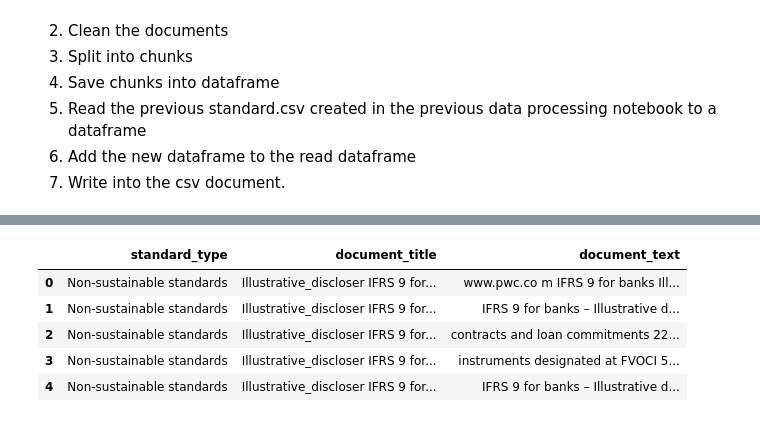
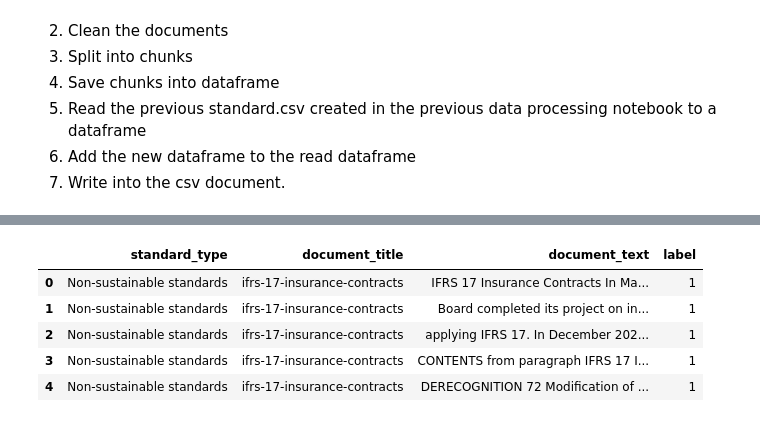
Before and after one commit to Pelumioluwa/Sustainable_Finance_Analyzer, a Jupyter notebook: Data_Processing/NextDataProcessing.ipynb, the cells around one changed output, grey strips where cells are left out. Drawn from its saved outputs; the diff is of its cells as text; code cells hidden in the pictures.

```diff
--- a/Data_Processing/NextDataProcessing.ipynb
+++ b/Data_Processing/NextDataProcessing.ipynb
@@ -21,7 +21,7 @@ csv_directory = '/Users/pelumioluwaabiola/Downloads/Researchwork/CSVfiles/standa
 # %%
 #read pdf file
 framework = []
-document_name = '/Illustrative_discloser_IFRS_9_for_Banks.pdf'
+document_name = '/ifrs-17-insurance-contracts.pdf'
 reader = PdfReader(pdf_directory + document_name)
 number_of_pages = len(reader.pages)
 page = reader.pages[2]
@@ -190,27 +190,30 @@ df.tail() #view last 5 rows
 # %%
 
 #convert the standard name, standard title and page contents to a dataframe
 standard_name = ['Non-sustainable standards']
-document_title = ['Illustrative_discloser IFRS 9 for Banks']
+document_title = ['ifrs-17-insurance-contracts']
+label = [1]
 
 # Repeat standard_name and document_title to match the length of page_contents
 standard_name = standard_name * len(page_contents)
 document_title = document_title * len(page_contents)
+label = label * len(page_contents)
 
 df2 = pd.DataFrame({
     'standard_type': standard_name,
     'document_title': document_title,
-    'document_text': page_contents
+    'document_text': page_contents,
+    'label': label
 })
 
 df2.head()
 # %% [output]
-|  | standard_type | document_title | document_text |
-| 0 | Non-sustainable standards | Illustrative_discloser IFRS 9 for... | www.pwc.co m IFRS 9 for banks Ill... |
-| 1 | Non-sustainable standards | Illustrative_discloser IFRS 9 for... | IFRS 9 for banks – Illustrative d... |
-| 2 | Non-sustainable standards | Illustrative_discloser IFRS 9 for... | contracts and loan commitments 22... |
-| 3 | Non-sustainable standards | Illustrative_discloser IFRS 9 for... | instruments designated at FVOCI 5... |
-| 4 | Non-sustainable standards | Illustrative_discloser IFRS 9 for... | IFRS 9 for banks – Illustrative d... |
+|  | standard_type | document_title | document_text | label |
+| 0 | Non-sustainable standards | ifrs-17-insurance-contracts | IFRS 17 Insurance Contracts In Ma... | 1 |
+| 1 | Non-sustainable standards | ifrs-17-insurance-contracts | Board completed its project on in... | 1 |
+| 2 | Non-sustainable standards | ifrs-17-insurance-contracts | applying IFRS 17. In December 202... | 1 |
+| 3 | Non-sustainable standards | ifrs-17-insurance-contracts | CONTENTS from paragraph IFRS 17 I... | 1 |
+| 4 | Non-sustainable standards | ifrs-17-insurance-contracts | DERECOGNITION 72 Modification of ... | 1 |
 # %%
 # Merge df and df2
 df_merged = pd.concat([df, df2])
```
Also changed, not shown: parts of 10 cells of this notebook, 1 other file.
